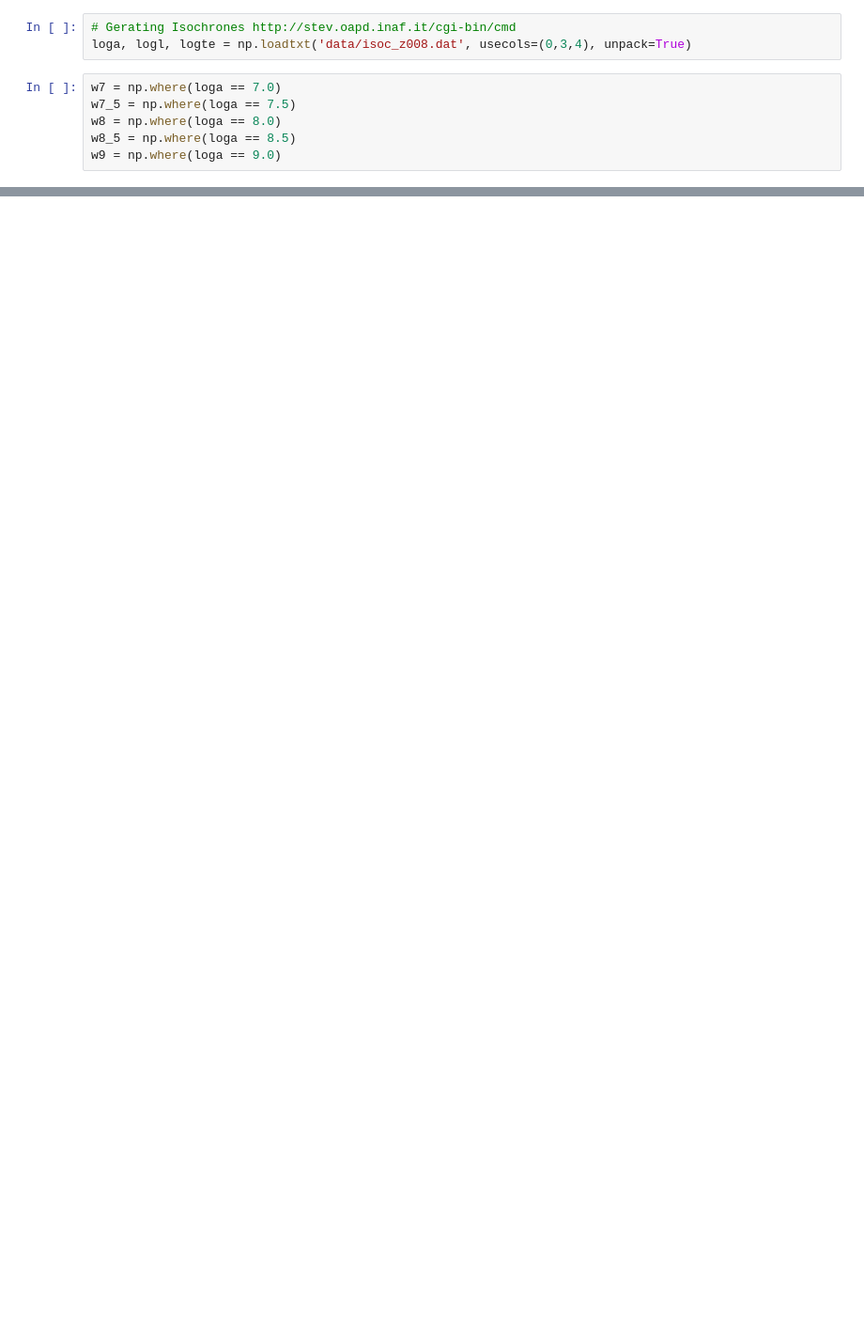
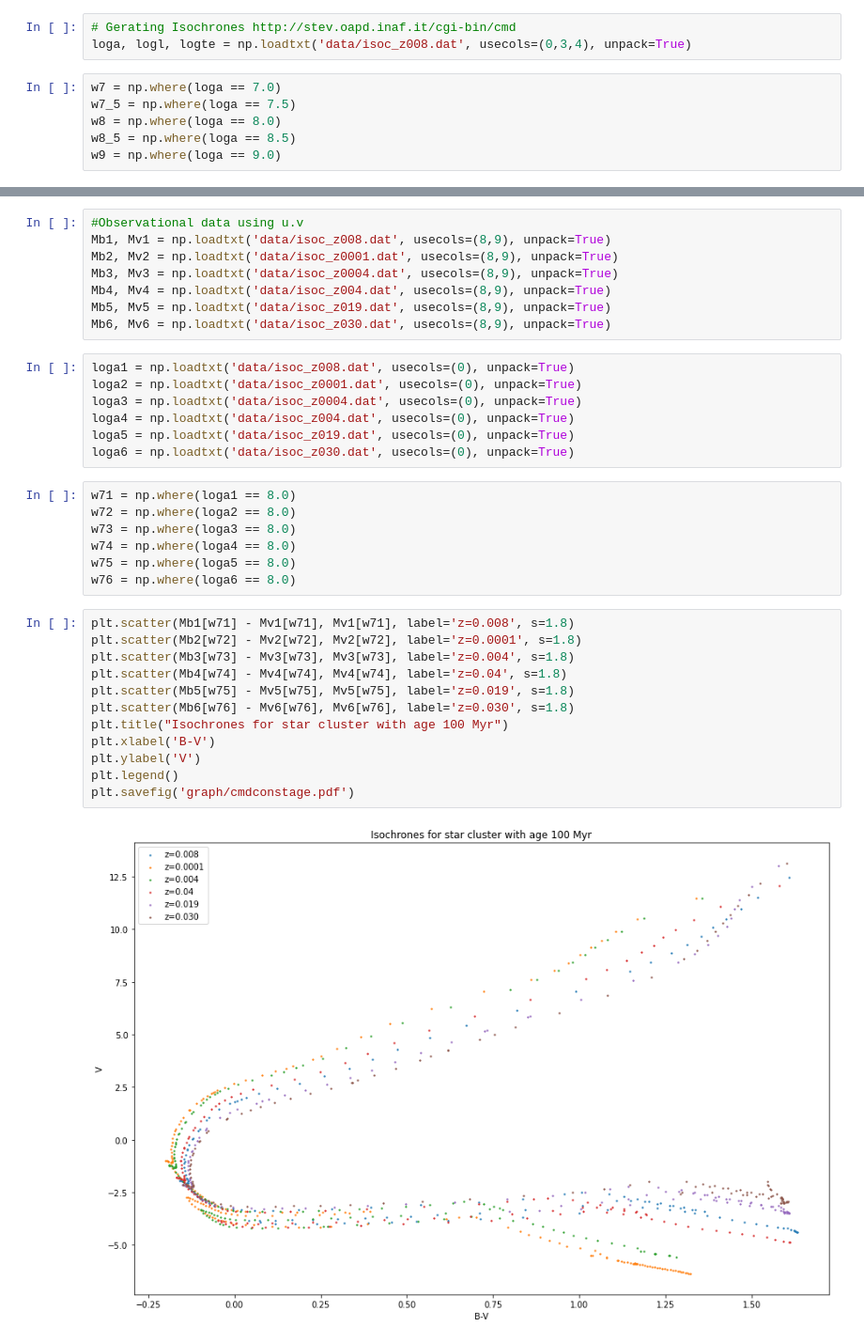
Before and after one commit to JoelsonSartoriJr/study-astrnomy, a Jupyter notebook: color_magnitude/color_magnitude_diagram.ipynb, the cells around one changed output, grey strips where cells are left out. Shown at 94% size. Saved outputs shown, nothing was run; the diff lists cells and outputs as text; blank space fills up the shorter version.

```diff
--- a/color_magnitude/color_magnitude_diagram.ipynb
+++ b/color_magnitude/color_magnitude_diagram.ipynb
@@ -31,0 +32,36 @@ plt.savefig('graph/cmdconstmetalicity.pdf')
+# %%
+#Observational data using u.v
+Mb1, Mv1 = np.loadtxt('data/isoc_z008.dat', usecols=(8,9), unpack=True)
+Mb2, Mv2 = np.loadtxt('data/isoc_z0001.dat', usecols=(8,9), unpack=True)
+Mb3, Mv3 = np.loadtxt('data/isoc_z0004.dat', usecols=(8,9), unpack=True)
+Mb4, Mv4 = np.loadtxt('data/isoc_z004.dat', usecols=(8,9), unpack=True)
+Mb5, Mv5 = np.loadtxt('data/isoc_z019.dat', usecols=(8,9), unpack=True)
+Mb6, Mv6 = np.loadtxt('data/isoc_z030.dat', usecols=(8,9), unpack=True)
+# %%
+loga1 = np.loadtxt('data/isoc_z008.dat', usecols=(0), unpack=True)
+loga2 = np.loadtxt('data/isoc_z0001.dat', usecols=(0), unpack=True)
+loga3 = np.loadtxt('data/isoc_z0004.dat', usecols=(0), unpack=True)
+loga4 = np.loadtxt('data/isoc_z004.dat', usecols=(0), unpack=True)
+loga5 = np.loadtxt('data/isoc_z019.dat', usecols=(0), unpack=True)
+loga6 = np.loadtxt('data/isoc_z030.dat', usecols=(0), unpack=True)
+# %%
+w71 = np.where(loga1 == 8.0)
+w72 = np.where(loga2 == 8.0)
+w73 = np.where(loga3 == 8.0)
+w74 = np.where(loga4 == 8.0)
+w75 = np.where(loga5 == 8.0)
+w76 = np.where(loga6 == 8.0)
+# %%
+plt.scatter(Mb1[w71] - Mv1[w71], Mv1[w71], label='z=0.008', s=1.8)
+plt.scatter(Mb2[w72] - Mv2[w72], Mv2[w72], label='z=0.0001', s=1.8)
+plt.scatter(Mb3[w73] - Mv3[w73], Mv3[w73], label='z=0.004', s=1.8)
+plt.scatter(Mb4[w74] - Mv4[w74], Mv4[w74], label='z=0.04', s=1.8)
+plt.scatter(Mb5[w75] - Mv5[w75], Mv5[w75], label='z=0.019', s=1.8)
+plt.scatter(Mb6[w76] - Mv6[w76], Mv6[w76], label='z=0.030', s=1.8)
+plt.title("Isochrones for star cluster with age 100 Myr")
+plt.xlabel('B-V')
+plt.ylabel('V')
+plt.legend()
+plt.savefig('graph/cmdconstage.pdf')
+# %% [output]
+[figure, added]
```
Also changed, not shown: parts of 9 cells of this notebook, 4 other files.
